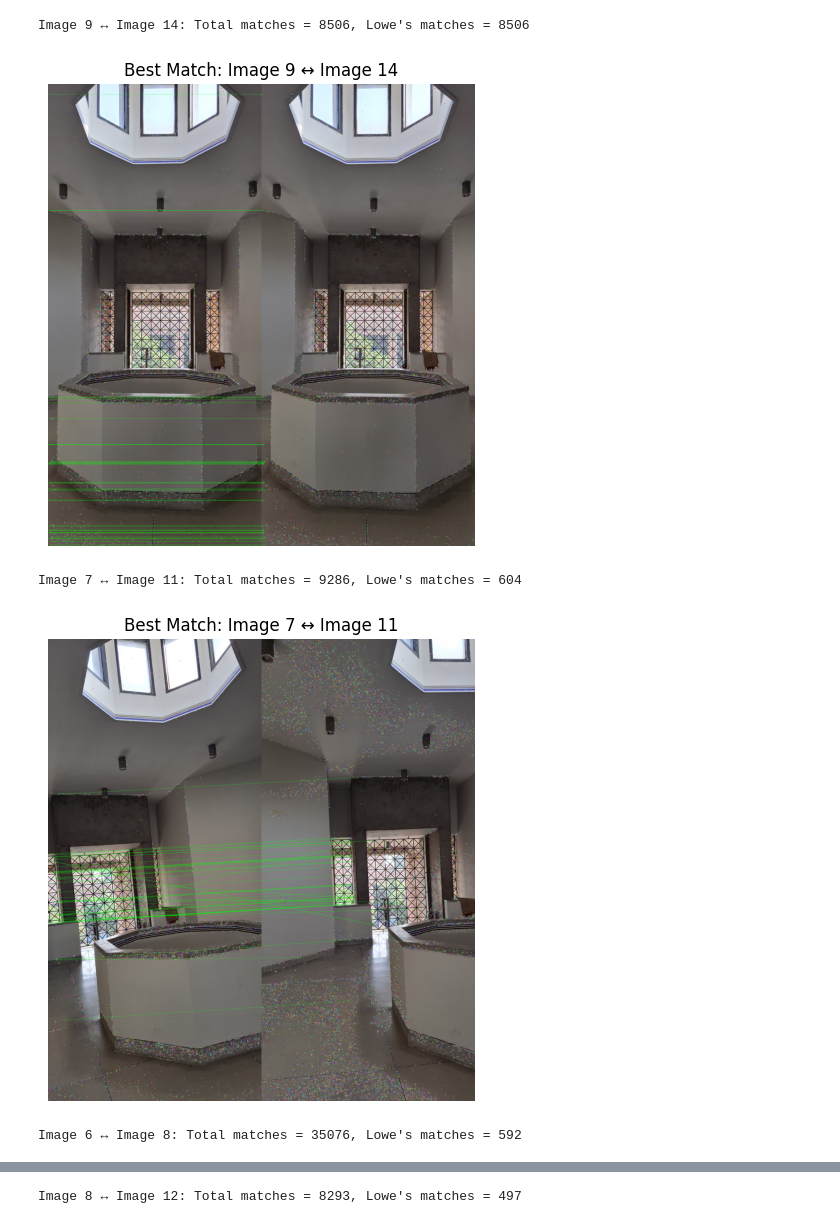
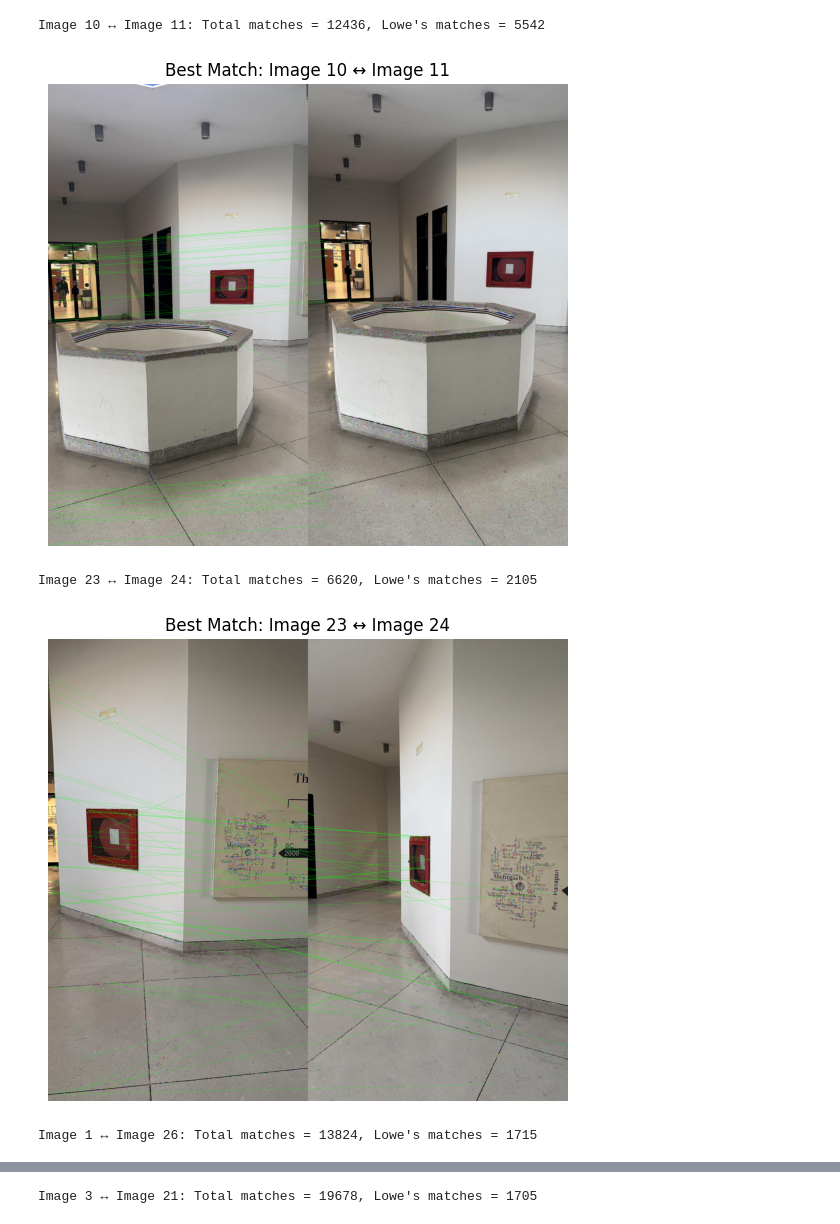
Before and after one commit to ibrahim234523/CV_PROJECT, a Jupyter notebook: 19.ipynb, the cells around one changed output, grey strips where cells are left out. Cells and saved outputs as stored; diff of their text form; code cells hidden in the pictures.

```diff
--- a/19.ipynb
+++ b/19.ipynb
@@ -1,28 +0,0 @@
-# %%
-import cv2
-import matplotlib.pyplot as plt
-import glob, os
-import random
-import numpy as np
-from itertools import combinations
-import matplotlib.pyplot as plt
-from mpl_toolkits.mplot3d import Axes3D
-
-image_folder = '/Users/ibrahimanwar/Downloads/prep/images'
-image_paths = sorted(glob.glob(os.path.join(image_folder, 'image*_cvp.*')))
-print("Found images:", [os.path.basename(p) for p in image_paths])
-
-images = []
-for path in image_paths:
-    img = cv2.imread(path)
-    if img is not None:
-        images.append(img)
-sample_images = random.sample(images, min(10, len(images)))
-plt.figure(figsize=(15,6))
-for i, img in enumerate(sample_images):
-    plt.subplot(2,5,i+1)
-    plt.imshow(cv2.cvtColor(img, cv2.COLOR_BGR2RGB))
-    plt.axis('off')
-    plt.title(f'Image')
-plt.tight_layout()
-plt.show()
@@ -34,8 +50,7 @@ preprocessed_images = []
 for img in images:
     gray = cv2.cvtColor(img, cv2.COLOR_BGR2GRAY)
     blur = cv2.GaussianBlur(gray, (5,5), 0)
-    equalized = cv2.equalizeHist(blur)
-    preprocessed_images.append(equalized)
+    preprocessed_images.append(blur)
 
 plt.figure(figsize=(15,6))
 for i, img in enumerate(random.sample(preprocessed_images, min(10, len(preprocessed_images)))):
@@ -58,37 +73,37 @@ for img in preprocessed_images:
     descriptors.append(des)
 
 bf = cv2.BFMatcher()
-ratio_threshold = 0.70
+ratio_threshold = 0.85
 pair_scores = []
 for i, j in combinations(range(len(preprocessed_images)), 2):
     matches = bf.knnMatch(descriptors[i], descriptors[j], k=2)
     good_matches = []
     for m, n in matches:
         ratio = m.distance / n.distance
         if ratio < ratio_threshold:
             good_matches.append(m)
     pair_scores.append((i, j, len(matches), len(good_matches)))
 
 pair_scores.sort(key=lambda x: x[3], reverse=True)
 best_pairs = pair_scores[:5]
 for i, j, total_matches, lowe_matches in best_pairs:
     matches = bf.knnMatch(descriptors[i], descriptors[j], k=2)
     good_matches = []
     for m, n in matches:
         ratio = m.distance / n.distance
         if ratio < ratio_threshold:
             good_matches.append(m)
     good_matches = good_matches[:50]
     matched_img = cv2.drawMatches(images[i], keys[i],images[j], keys[j],good_matches, None, matchColor=(0,255,0))
     print(f"Image {i+1} ↔ Image {j+1}: Total matches = {total_matches}, Lowe's matches = {lowe_matches}")
     plt.figure(figsize=(12,6))
     plt.imshow(cv2.cvtColor(matched_img, cv2.COLOR_BGR2RGB))
     plt.title(f'Best Match: Image {i+1} ↔ Image {j+1}')
     plt.axis('off')
     plt.show()
 # %% [output]
-Image 9 ↔ Image 14: Total matches = 8506, Lowe's matches = 8506
+Image 10 ↔ Image 11: Total matches = 12436, Lowe's matches = 5542
-[figure, old version]
+[figure, new version]
-Image 7 ↔ Image 11: Total matches = 9286, Lowe's matches = 604
+Image 23 ↔ Image 24: Total matches = 6620, Lowe's matches = 2105
-[figure, old version]
+[figure, new version]
-Image 6 ↔ Image 8: Total matches = 35076, Lowe's matches = 592
+Image 1 ↔ Image 26: Total matches = 13824, Lowe's matches = 1715
@@ -96 +111 @@ Image 6 ↔ Image 8: Total matches = 35076, Lowe's matches = 592
-Image 8 ↔ Image 12: Total matches = 8293, Lowe's matches = 497
+Image 3 ↔ Image 21: Total matches = 19678, Lowe's matches = 1705
```
Also changed, not shown: parts of 10 cells of this notebook, 33 other files.
